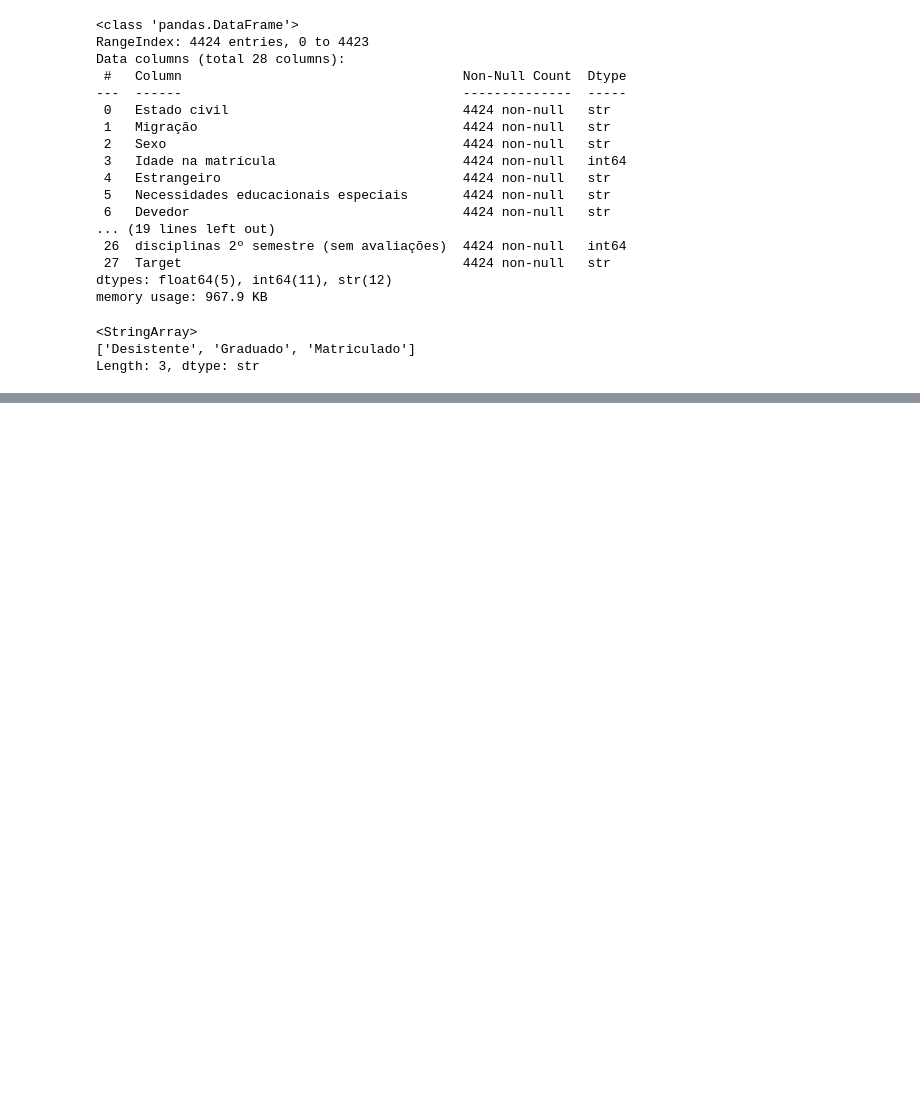
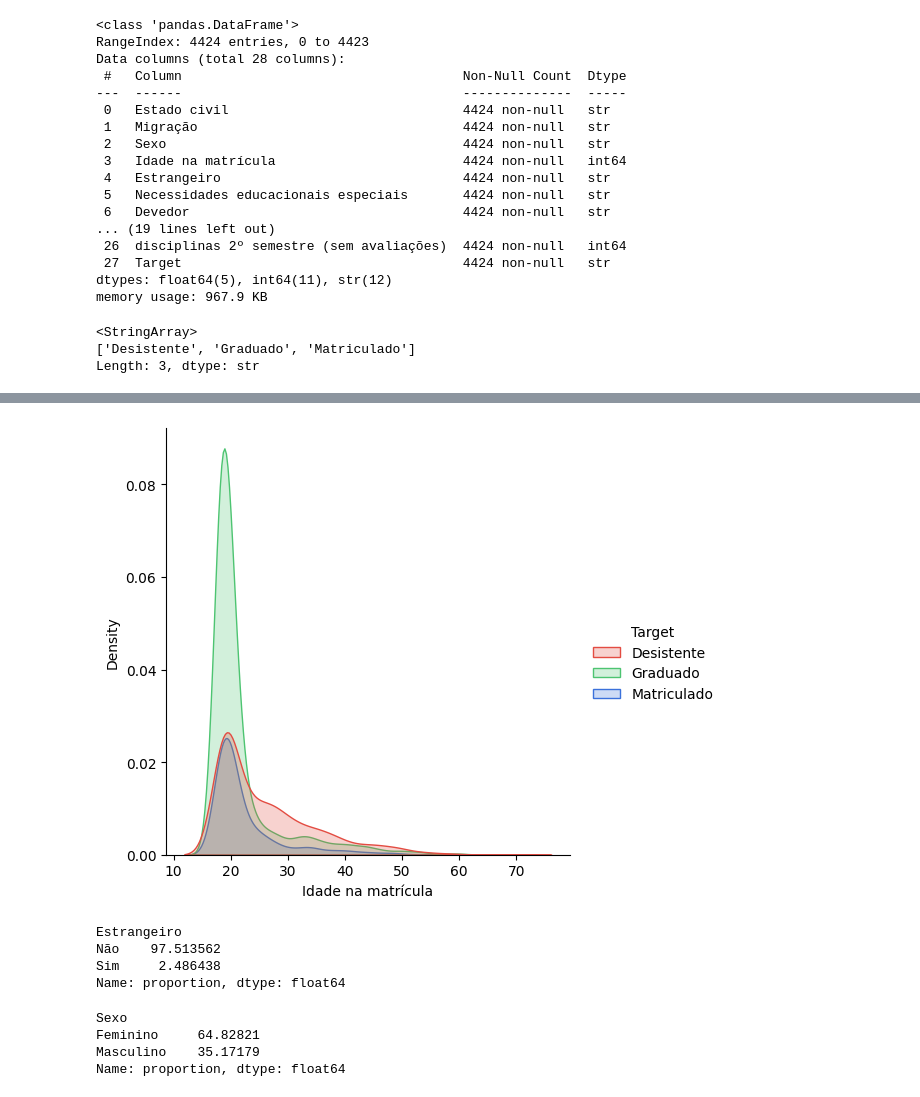
Before and after one commit to Vagnerkrg/class-dados-com-ml, a Jupyter notebook: multiclasse.ipynb, the cells around one changed output, grey strips where cells are left out. Drawn from its saved outputs; the diff is of its cells as text; code cells hidden in the pictures; blank space fills up the shorter version.

```diff
--- a/multiclasse.ipynb
+++ b/multiclasse.ipynb
@@ -40,0 +60,22 @@ Length: 3, dtype: str
+# %%
+color_dict = {'Desistente': '#e34c42', 'Graduado': '#4dc471', 'Matriculado': '#3b71db'}
+sns.set_palette(list(color_dict.values()))
+# %%
+sns.displot(data=df, x='Idade na matrícula', hue='Target',kind='kde',fill=True)
+plt.show()
+# %% [output]
+[figure, added]
+# %%
+df['Estrangeiro'].value_counts(normalize=True)*100
+# %% [output]
+Estrangeiro
+Não    97.513562
+Sim     2.486438
+Name: proportion, dtype: float64
+# %%
+df['Sexo'].value_counts(normalize=True)*100
+# %% [output]
+Sexo
+Feminino     64.82821
+Masculino    35.17179
+Name: proportion, dtype: float64
```
Also changed, not shown: parts of 12 cells of this notebook.
